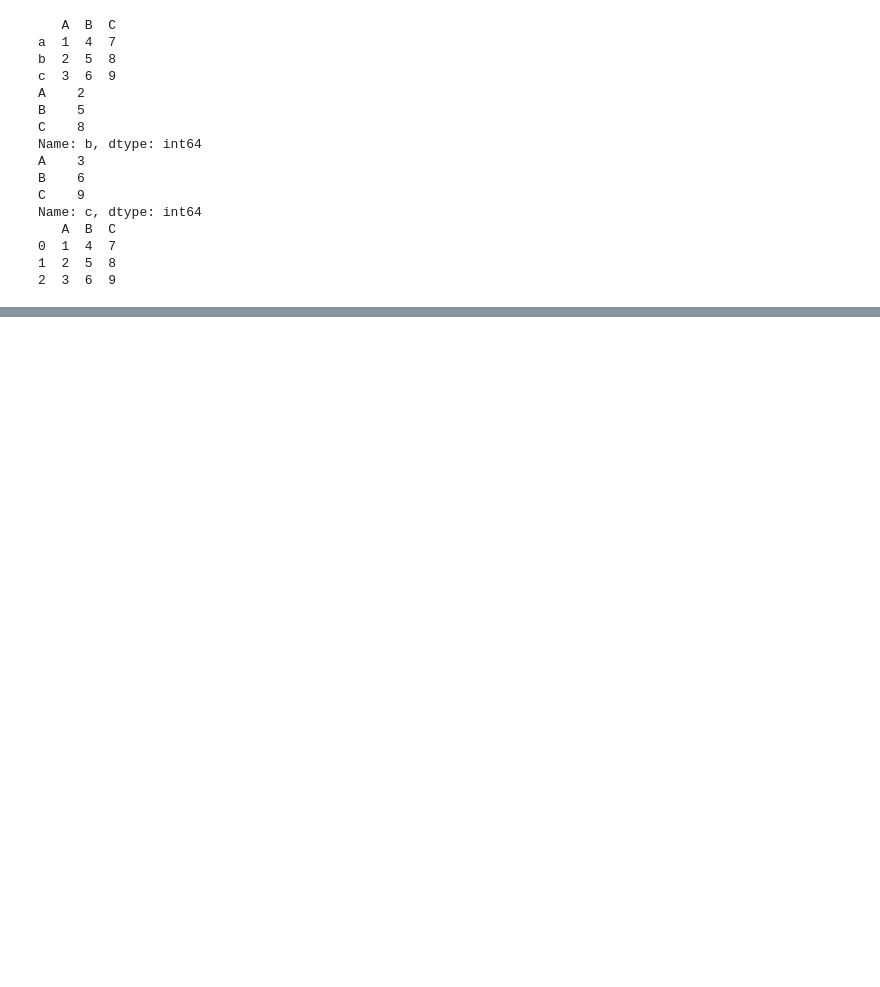
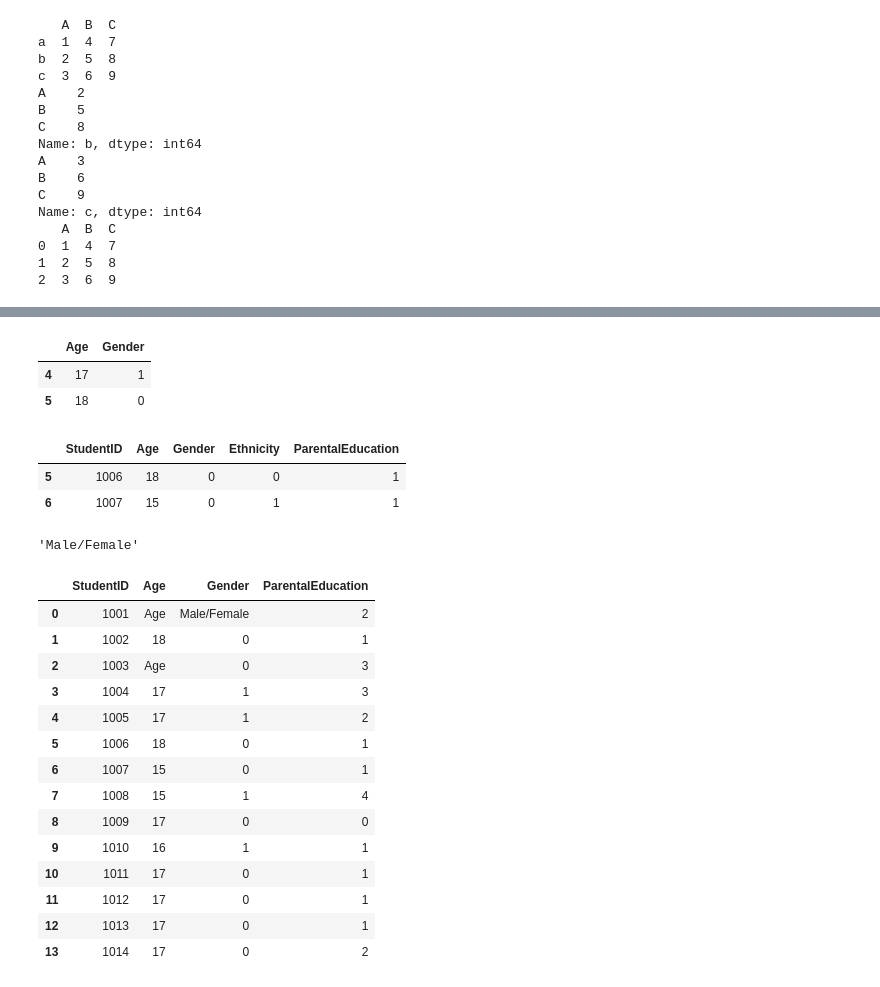
Before and after one commit to vinodsarwade/Pandas, a Jupyter notebook: Pandas.ipynb, the cells around one changed output, grey strips where cells are left out. Saved outputs shown, nothing was run; the diff lists cells and outputs as text; code cells hidden in the pictures; blank space fills up the shorter version.

```diff
--- a/Pandas.ipynb
+++ b/Pandas.ipynb
@@ -439,0 +619,3 @@ Name: c, dtype: int64
+# %%
+csv.loc[0,"Gender"] = "Male/Female"  #change specific element in dataframe,,,  loc[row, column]="changes"
+print(csv)
@@ -439,0 +638,34 @@ Name: c, dtype: int64
+# %%
+csv.loc[[4,5],["Age","Gender"]] #get rows and columns only
+# %% [output]
+|  | Age | Gender |
+| 4 | 17 | 1 |
+| 5 | 18 | 0 |
+# %%
+csv.loc[[5, 6]]  #get full rows
+# %% [output]
+|  | StudentID | Age | Gender | Ethnicity | ParentalEducation |
+| 5 | 1006 | 18 | 0 | 0 | 1 |
+| 6 | 1007 | 15 | 0 | 1 | 1 |
+# %%
+csv.iloc[0, 2]  #to get perticulat element give rows number and column number
+# %% [output]
+'Male/Female'
+# %%
+csv.drop("Ethnicity",axis=1) #drop column
+# %% [output]
+|  | StudentID | Age | Gender | ParentalEducation |
+| 0 | 1001 | Age | Male/Female | 2 |
+| 1 | 1002 | 18 | 0 | 1 |
+| 2 | 1003 | Age | 0 | 3 |
+| 3 | 1004 | 17 | 1 | 3 |
+| 4 | 1005 | 17 | 1 | 2 |
+| 5 | 1006 | 18 | 0 | 1 |
+| 6 | 1007 | 15 | 0 | 1 |
+| 7 | 1008 | 15 | 1 | 4 |
+| 8 | 1009 | 17 | 0 | 0 |
+| 9 | 1010 | 16 | 1 | 1 |
+| 10 | 1011 | 17 | 0 | 1 |
+| 11 | 1012 | 17 | 0 | 1 |
+| 12 | 1013 | 17 | 0 | 1 |
+| 13 | 1014 | 17 | 0 | 2 |
```
Also changed, not shown: parts of 17 cells of this notebook, 3 other files.
